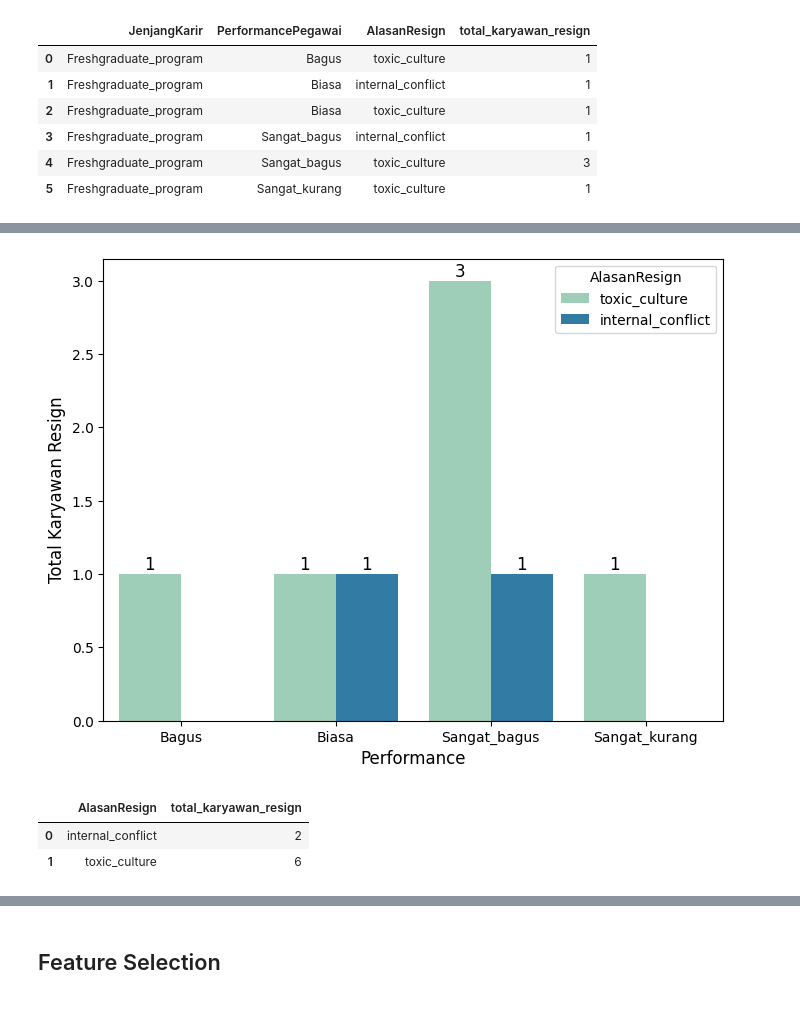
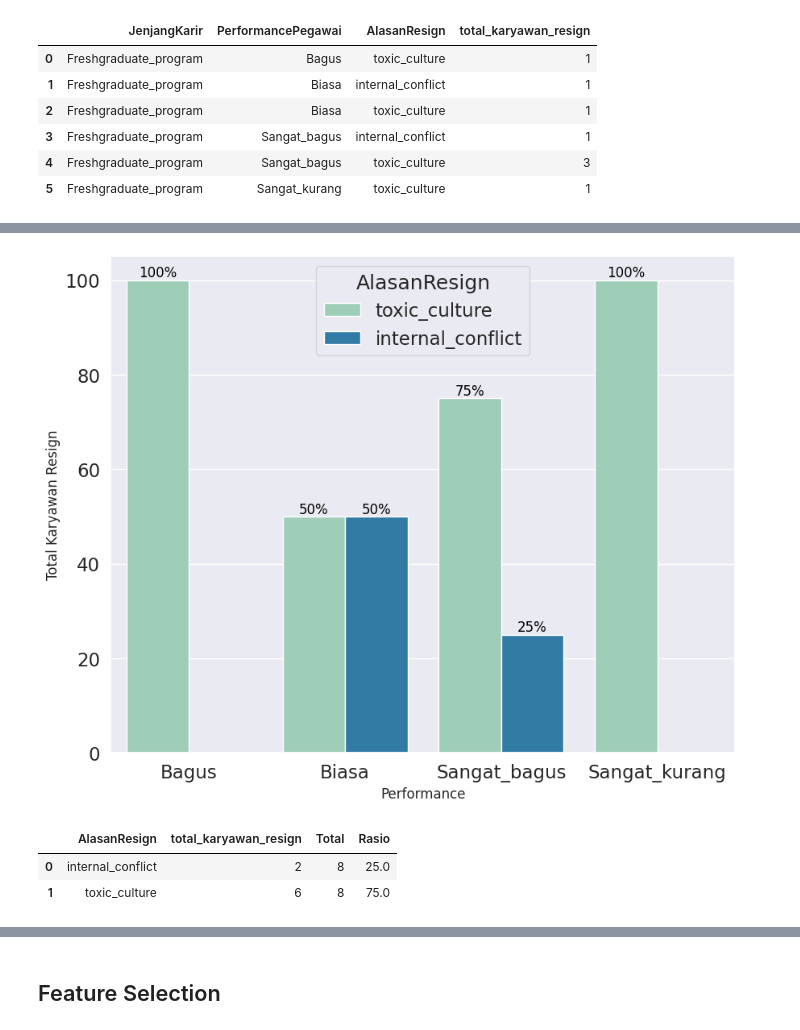
Before and after one commit to pwirap/-Improving-Employee-Retention-by-Predicting-Employee-Attrition-Using-Machine-Learning, a Jupyter notebook: PHILIPUS_Improving_Employee_Retention_by_Predicting_Employee_Attrition_Using_Machine_Learning.ipynb, the cells around one changed output, grey strips where cells are left out. Cells and saved outputs as stored; diff of their text form; code cells hidden in the pictures.

```diff
--- a/PHILIPUS_Improving_Employee_Retention_by_Predicting_Employee_Attrition_Using_Machine_Learning.ipynb
+++ b/PHILIPUS_Improving_Employee_Retention_by_Predicting_Employee_Attrition_Using_Machine_Learning.ipynb
@@ -325,3 +325,10 @@ data_eda_dataanalyst_group
 | 3 | Freshgraduate_program | Sangat_bagus | internal_conflict | 1 |
 | 4 | Freshgraduate_program | Sangat_bagus | toxic_culture | 3 |
 | 5 | Freshgraduate_program | Sangat_kurang | toxic_culture | 1 |
+# %%
+performance_totals = data_eda_dataanalyst_group.groupby('PerformancePegawai')['total_karyawan_resign'].sum().reset_index()
+performance_totals.rename(columns={'total_karyawan_resign': 'TotalPerfPegawai'}, inplace=True)
+data_eda_dataanalyst_group = data_eda_dataanalyst_group.merge(
+    performance_totals, on='PerformancePegawai', how='left'
+)
+data_eda_dataanalyst_group['Rasio']= round((data_eda_dataanalyst_group['total_karyawan_resign']/data_eda_dataanalyst_group['TotalPerfPegawai'])*100, 2)
@@ -328,12 +345,12 @@ data_eda_dataanalyst_group
 # %%
-plt.figure(figsize=(8, 6))
-ax = sns.barplot(data=data_eda_dataanalyst_group, x='PerformancePegawai', y='total_karyawan_resign', hue='AlasanResign', palette='YlGnBu')
+plt.figure(figsize=(10, 8))
+ax = sns.barplot(data=data_eda_dataanalyst_group, x='PerformancePegawai', y='Rasio', hue='AlasanResign', palette='YlGnBu')
 plt.xlabel("Performance",fontsize=12)
 plt.ylabel("Total Karyawan Resign",fontsize=12)
 
 for p in ax.patches:
     height = p.get_height()
-    ax.annotate(f'{height:.0f}', (p.get_x() + p.get_width() / 2, height),
+    ax.annotate(f'{height:.0f}%', (p.get_x() + p.get_width() / 2, height),
                 ha='center', va='bottom', fontsize=12, color='black')
 # %% [output]
-[figure, old version]
+[figure, new version]
@@ -345,10 +379,13 @@ data_eda_dataanalyst_group_1 = data_eda_dataanalyst_1.groupby(['AlasanResign']).
     total_karyawan_resign=('EnterpriseID', 'count')
 ).reset_index()
 
+data_eda_dataanalyst_group_1["Total"] = data_eda_dataanalyst_group_1["total_karyawan_resign"].sum()
+data_eda_dataanalyst_group_1["Rasio"] = round((data_eda_dataanalyst_group_1['total_karyawan_resign']/data_eda_dataanalyst_group_1['Total'])*100, 2)
+
 data_eda_dataanalyst_group_1
 # %% [output]
-|  | AlasanResign | total_karyawan_resign |
-| 0 | internal_conflict | 2 |
-| 1 | toxic_culture | 6 |
+|  | AlasanResign | total_karyawan_resign | Total | Rasio |
+| 0 | internal_conflict | 2 | 8 | 25.0 |
+| 1 | toxic_culture | 6 | 8 | 75.0 |
 # %%
 plt.figure(figsize=(8, 6))
```
Also changed, not shown: parts of 9 cells of this notebook.
